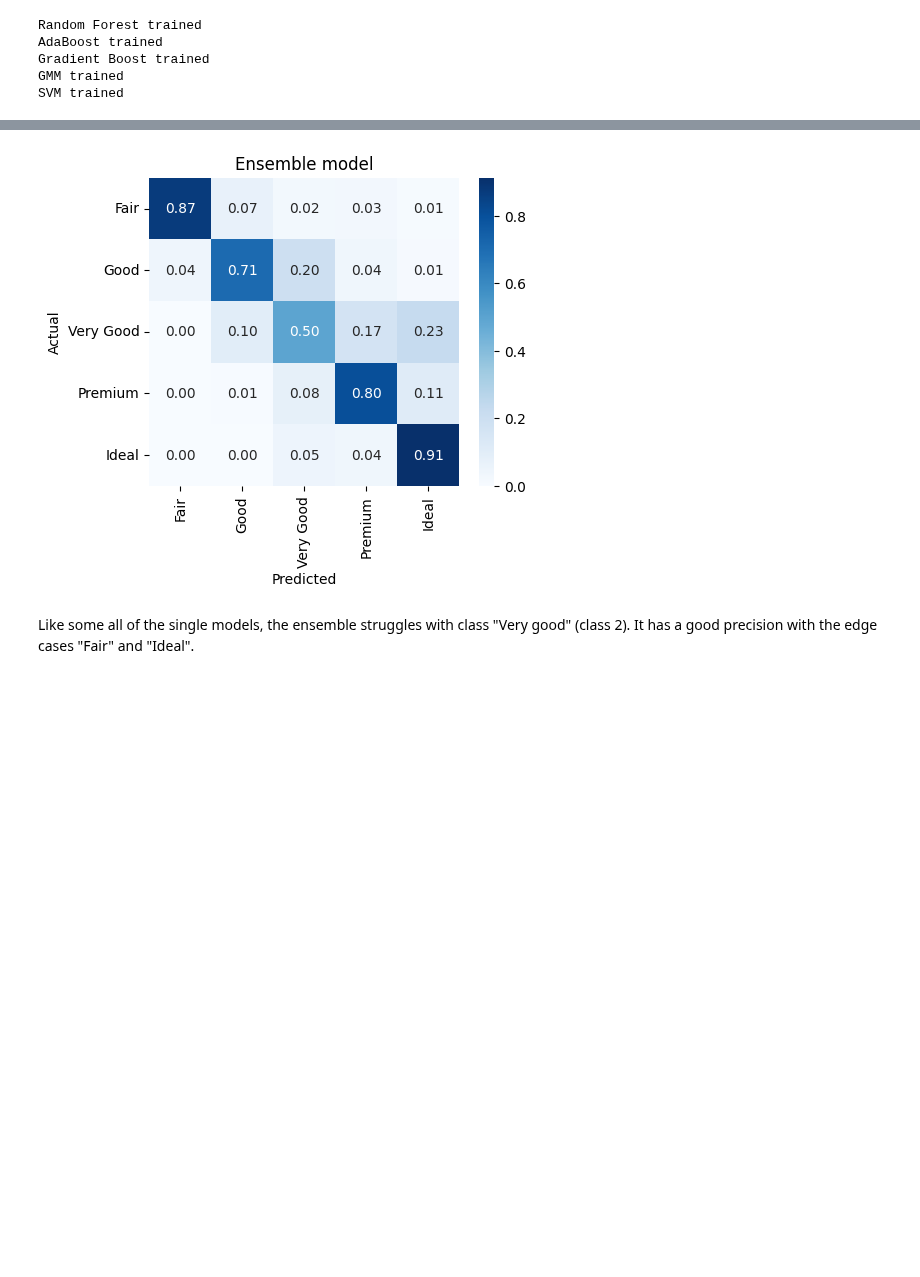
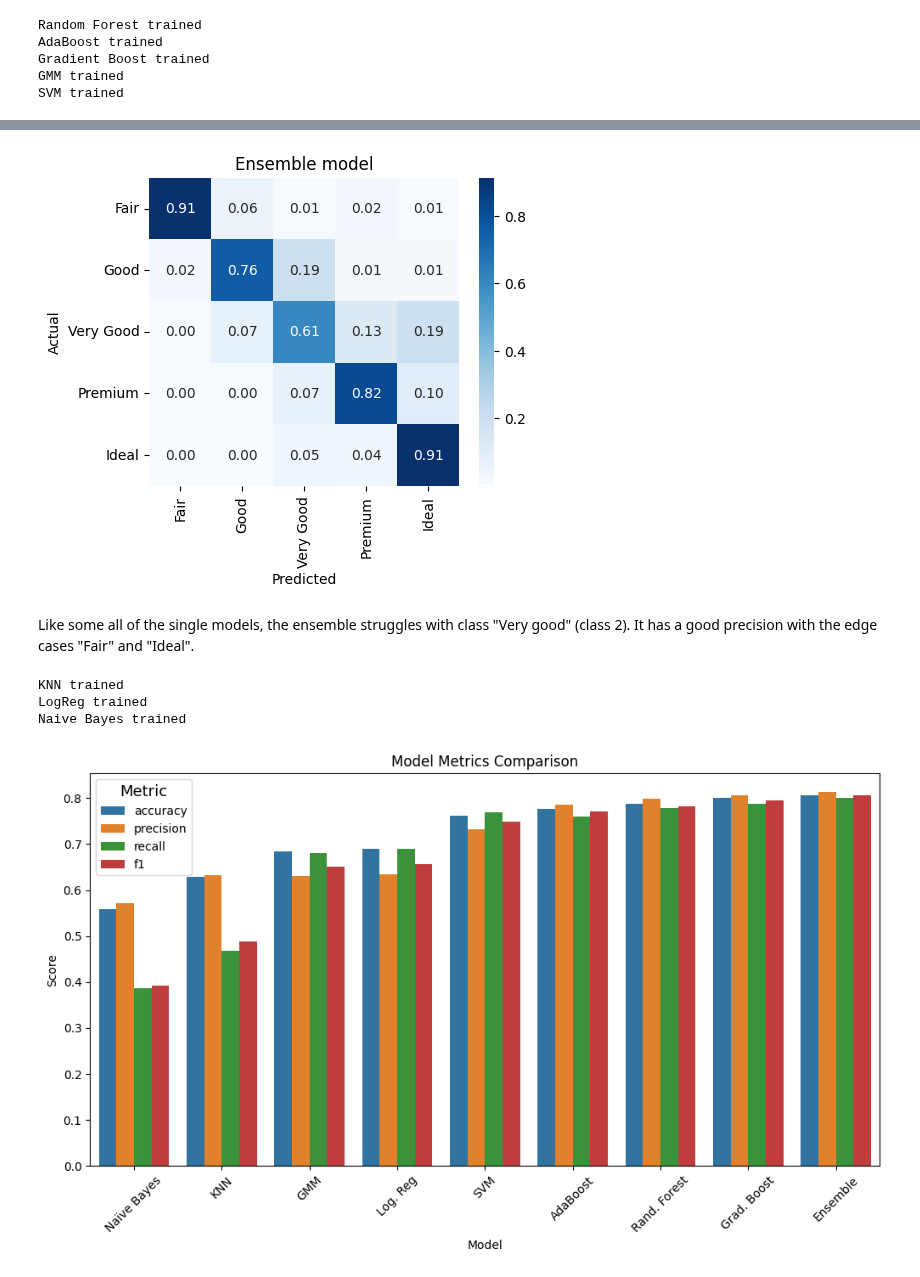
Before and after one commit to Pikurrot/ml-project-uab, a Jupyter notebook: analysis.ipynb, the cells around one changed output, grey strips where cells are left out. Drawn from its saved outputs; the diff is of its cells as text; code cells hidden in the pictures; blank space fills up the shorter version.

```diff
--- a/analysis.ipynb
+++ b/analysis.ipynb
@@ -411,5 +407,5 @@ plt.show()
 # %%
-conf_mat = model_soft.conf_matrix(X_test, y_test, labels=class_names, normalize="true")
+conf_mat = model_soft.conf_matrix(X_test, y_test, labels=list(range(5)), normalize="true")
 plt.figure(figsize=(5, 4))
 sns.heatmap(conf_mat, annot=True, fmt=".2f", cmap="Blues", xticklabels=class_names, yticklabels=class_names)
 plt.title("Ensemble model")
@@ -417,6 +413,68 @@ plt.xlabel("Predicted")
 plt.ylabel("Actual")
 plt.show()
 # %% [output]
-[figure, old version]
+[figure, new version]
 # %% [markdown]
 Like some all of the single models, the ensemble struggles with class "Very good" (class 2). It has a good precision with the edge cases "Fair" and "Ideal".
+# %%
+from src.knn import KNN_model
+from src.logreg import LogReg
+from src.naive_bayes import GNaiveBayes
+
+knn = KNN_model(n_neighbors=5, weights="uniform", p=1)
+logreg = LogReg(class_weight="balanced")
+nb = GNaiveBayes()
+
+X_train_pls, X_test_pls, y_train_pls, y_test_pls = utils.preprocessing_PLS(df)
+X_train_los, X_test_los, y_train_los, y_test_los = utils.preprocessing_LOS(df)
+
+knn.fit(X_train_los, y_train_los)
+print("KNN trained")
+logreg.fit(X_train_pls, y_train_pls)
+print("LogReg trained")
+nb.fit(X_train_los, y_train_los)
+print("Naive Bayes trained")
+# %% [output]
+KNN trained
+LogReg trained
+Naive Bayes trained
+# %%
+logreg_metrics = logreg.compute_metrics(X_test_pls, y_test_pls)
+svm_metrics = svm.compute_metrics(X_test, y_test)
+rf_metrics = rf.compute_metrics(X_test, y_test)
+ab_metrics = ab.compute_metrics(X_test, y_test)
+gb_metrics = gb.compute_metrics(X_test, y_test)
+gmm_metrics = gmm.compute_metrics(X_test, y_test)
+knn_metrics = knn.compute_metrics(X_test, y_test)
+nb_metrics = nb.compute_metrics(X_test, y_test)
+e_metrics = model_soft.compute_metrics(X_test, y_test)
+# %%
+e_metrics = model_soft.compute_metrics(X_test, y_test)
+# %%
+metrics_df = pd.DataFrame({
+    'Log. Reg': logreg_metrics,
+    'SVM': svm_metrics,
+    'Rand. Forest': rf_metrics,
+    'AdaBoost': ab_metrics,
+    'Grad. Boost': gb_metrics,
+    'GMM': gmm_metrics,
+    'KNN': knn_metrics,
+    'Naïve Bayes': nb_metrics,
+	'Ensemble': e_metrics
+}).T
+
+metrics_df = metrics_df.sort_values(by='accuracy')
+
+# Reshape the DataFrame
+metrics_df_melted = metrics_df.reset_index().melt(id_vars='index')
+
+plt.figure(figsize=(12, 6))
+sns.barplot(x='index', y='value', hue='variable', data=metrics_df_melted)
+plt.title('Model Metrics Comparison')
+plt.ylabel('Score')
+plt.xlabel('Model')
+plt.xticks(rotation=45)
+plt.legend(title='Metric', title_fontsize='13', loc='upper left')
+plt.show()
+# %% [output]
+[figure, added]
```
Also changed, not shown: parts of 40 cells of this notebook, 6 other files.
